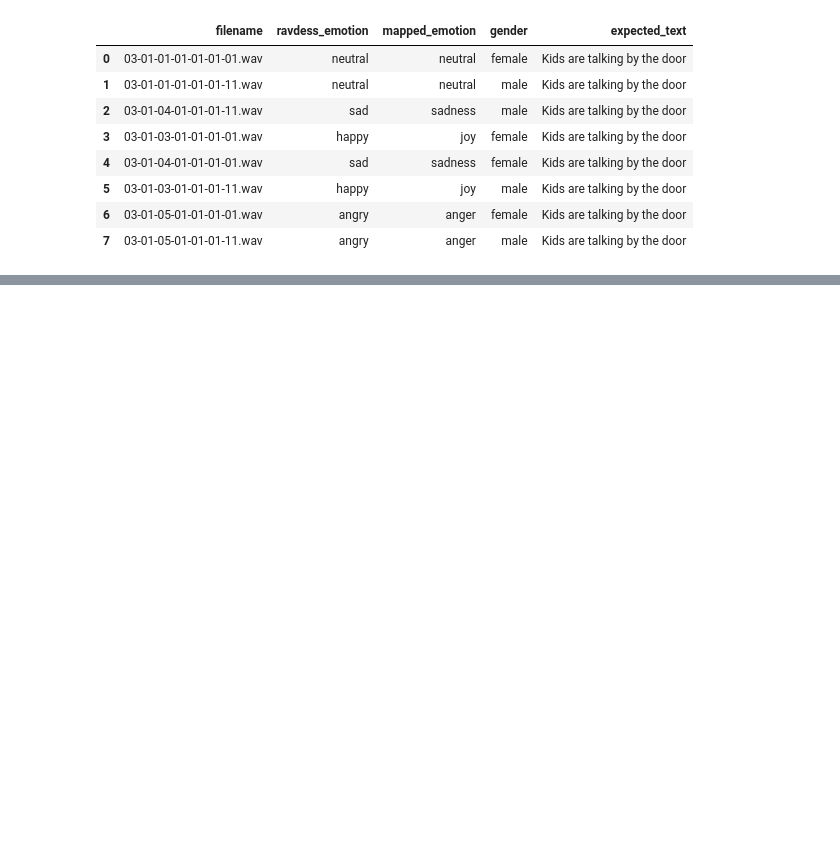
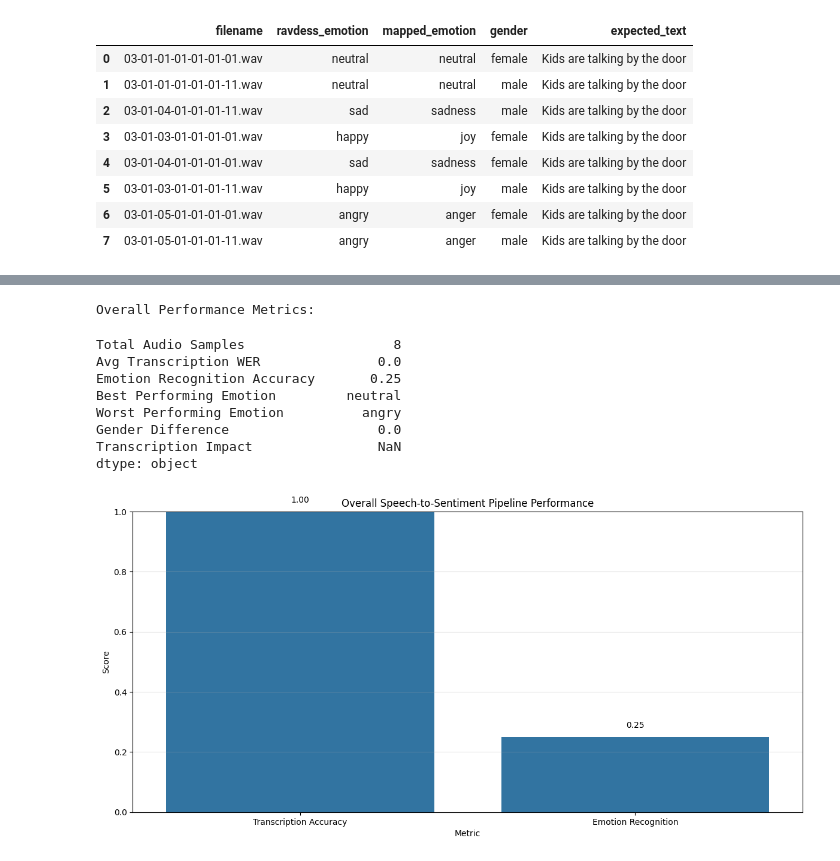
Before and after one commit to LeanderTimEngel/advanced-topics-predictive-group-j, a Jupyter notebook: project/notebooks/02_whisper_integration.ipynb, the cells around one changed output, grey strips where cells are left out. Cells and saved outputs as stored; diff of their text form; code cells hidden in the pictures; blank space fills up the shorter version.

```diff
--- a/project/notebooks/02_whisper_integration.ipynb
+++ b/project/notebooks/02_whisper_integration.ipynb
@@ -558,39 +783,56 @@ def compare_whisper_models(audio_files, model_sizes=['tiny', 'base']):
 # ────────────────────────────── 12. Conclusions ─────────────────────
 def calculate_overall_metrics(evaluation_df):
     """Calculate overall performance metrics for the report."""
+    # Handle case where there's no variation in WER
+    if 'wer_category' not in evaluation_df.columns or evaluation_df['wer_category'].isna().all():
+        transcription_impact = 0
+    else:
+        transcription_impact = wer_impact['Emotion Accuracy'].max() - wer_impact['Emotion Accuracy'].min()
+
     metrics = {
         'Total Audio Samples': len(evaluation_df),
         'Avg Transcription WER': evaluation_df['wer'].mean(),
         'Emotion Recognition Accuracy': evaluation_df['emotion_match'].mean(),
         'Best Performing Emotion': emotion_eval.loc[emotion_eval['Emotion Accuracy'].idxmax(), 'Emotion'],
         'Worst Performing Emotion': emotion_eval.loc[emotion_eval['Emotion Accuracy'].idxmin(), 'Emotion'],
         'Gender Difference': abs(gender_eval['Emotion Accuracy'].iloc[0] - gender_eval['Emotion Accuracy'].iloc[1]),
-        'Transcription Impact': wer_impact['Emotion Accuracy'].max() - wer_impact['Emotion Accuracy'].min()
+        'Transcription Impact': transcription_impact
     }
 
     return pd.Series(metrics)
 
 overall_metrics = calculate_overall_metrics(evaluation_df)
 print("\nOverall Performance Metrics:")
 display(overall_metrics)
 
 # Summary plot
 plt.figure(figsize=(12, 6))
 summary_data = pd.DataFrame({
     'Metric': ['Transcription Accuracy', 'Emotion Recognition'],
     'Score': [1 - evaluation_df['wer'].mean(), evaluation_df['emotion_match'].mean()]
 })
 
 sns.barplot(x='Metric', y='Score', data=summary_data)
 plt.title('Overall Speech-to-Sentiment Pipeline Performance')
 plt.ylim(0, 1)
 plt.grid(axis='y', alpha=0.3)
 
 for i, v in enumerate(summary_data['Score']):
     plt.text(i, v + 0.03, f'{v:.2f}', ha='center')
 
 plt.tight_layout()
 plt.show()
+# %% [output]
+Overall Performance Metrics:
+Total Audio Samples                   8
+Avg Transcription WER               0.0
+Emotion Recognition Accuracy       0.25
+Best Performing Emotion         neutral
+Worst Performing Emotion          angry
+Gender Difference                   0.0
+Transcription Impact                NaN
+dtype: object
+[figure, added]
 # %%
 # Print summary
 print("\nPipeline Performance Summary:")
```
Also changed, not shown: parts of 15 cells of this notebook, 1 other file.
